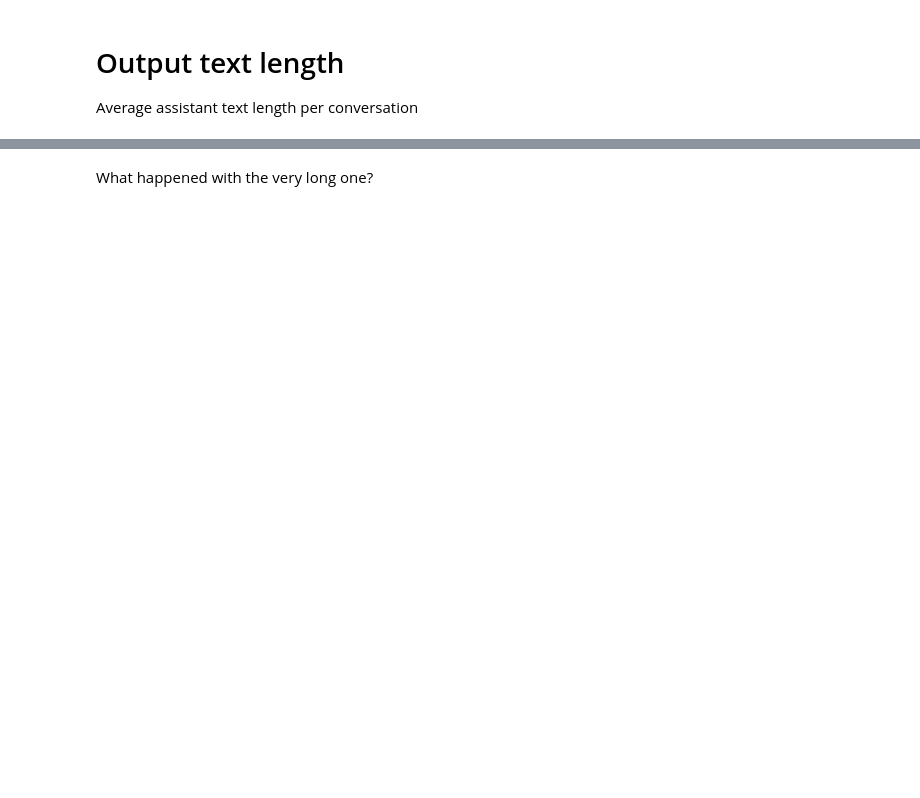
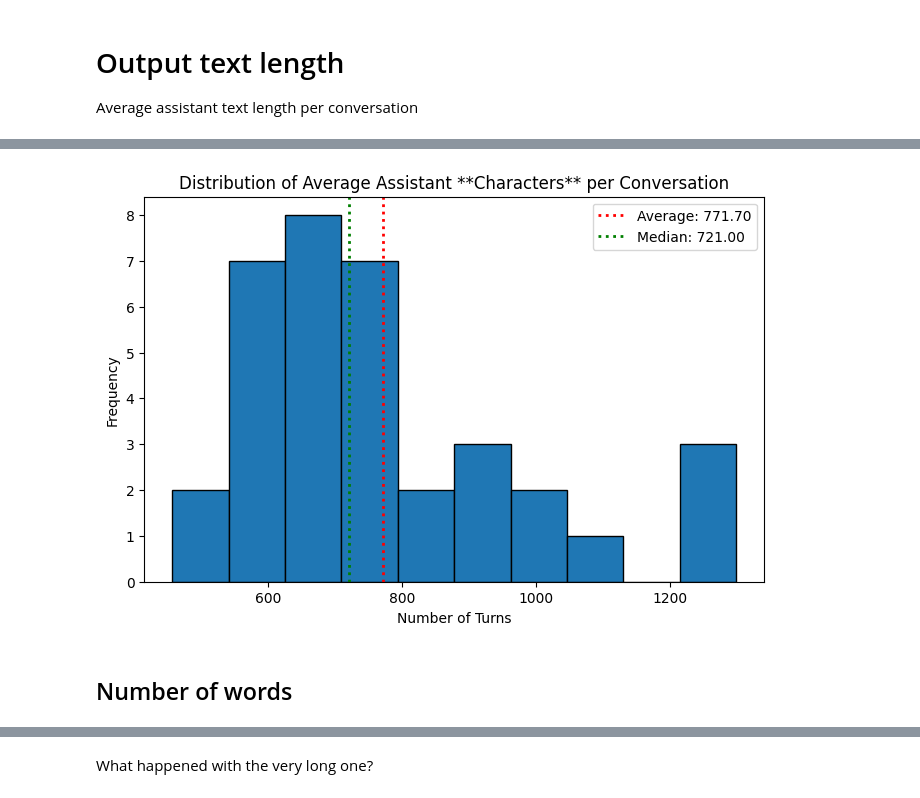
Before and after one commit to TheChickenAgent/LinearAlgebra_VTA, a Jupyter notebook: user-testing/Visualisations.ipynb, the cells around one changed output, grey strips where cells are left out. Saved outputs shown, nothing was run; the diff lists cells and outputs as text; code cells hidden in the pictures; blank space fills up the shorter version.

```diff
--- a/user-testing/Visualisations.ipynb
+++ b/user-testing/Visualisations.ipynb
@@ -117,0 +265,6 @@ plt.show()
+# %%
+plot_distribution_turns(text_lengths, title="Distribution of Average Assistant **Characters** per Conversation")
+# %% [output]
+[figure, added]
+# %% [markdown]
+## Number of words
```
Also changed, not shown: parts of 34 cells of this notebook, 35 other files.
